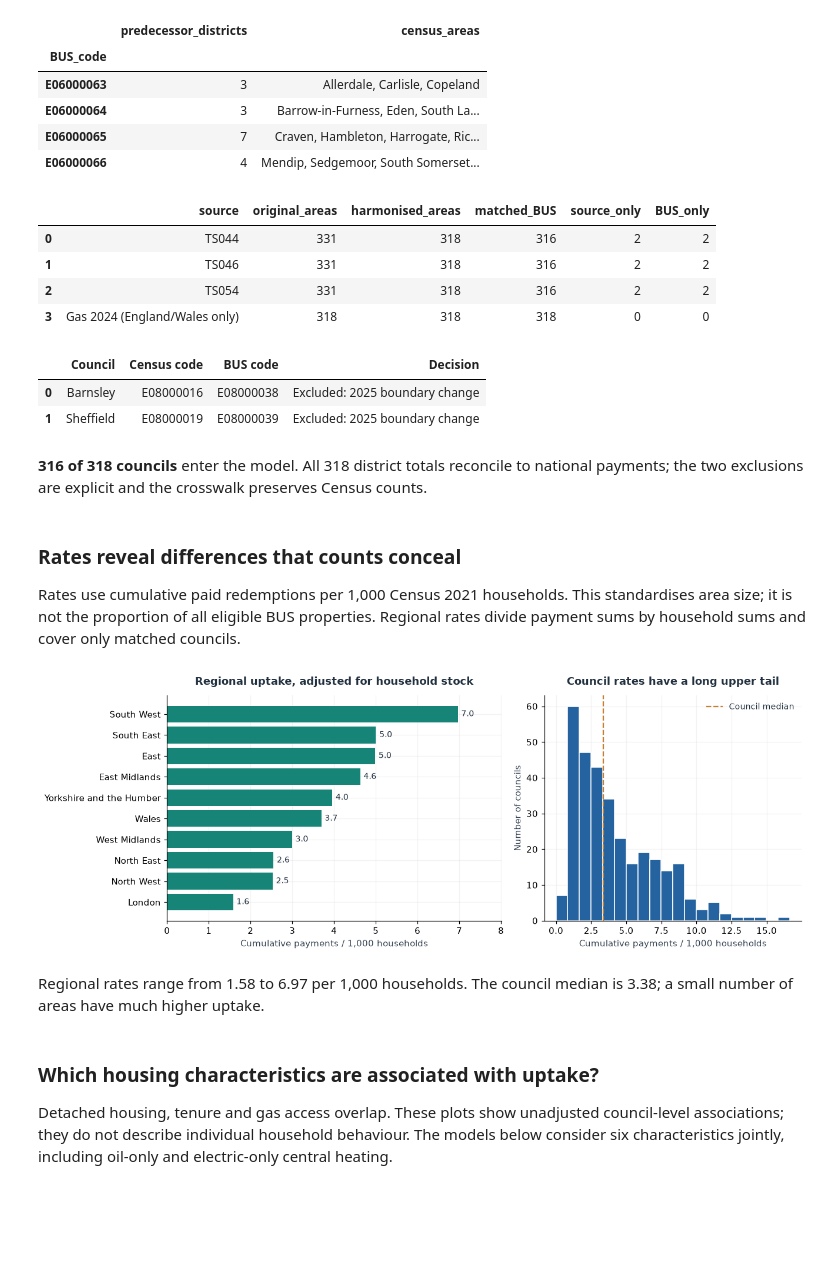
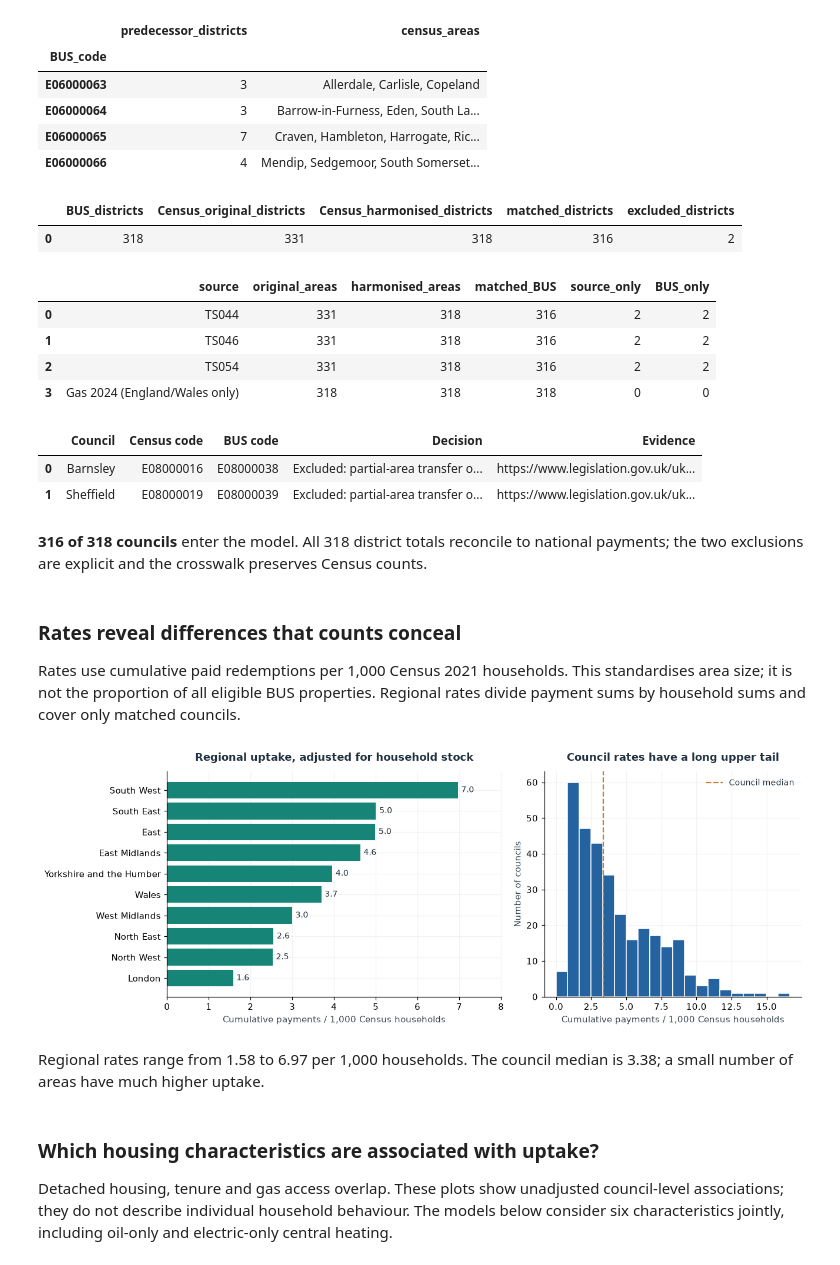
Before and after one commit to AyushSinghRaghuwanshi/uk-boiler-upgrade-scheme-analysis, a Jupyter notebook: notebooks/01_data_understanding.ipynb, the cells around one changed output. Drawn from its saved outputs; the diff is of its cells as text; code cells hidden in the pictures; blank space fills up the shorter version.

```diff
--- a/notebooks/01_data_understanding.ipynb
+++ b/notebooks/01_data_understanding.ipynb
@@ -1054,16 +1052,31 @@ boundary_audit = pd.DataFrame(
             "Council": "Barnsley",
             "Census code": "E08000016",
             "BUS code": "E08000038",
-            "Decision": "Excluded: 2025 boundary change",
+            "Decision": "Excluded: partial-area transfer on 1 April 2025; Census reallocation counts unavailable",
+            "Evidence": "https://www.legislation.gov.uk/uksi/2024/1328/contents/made",
         },
         {
             "Council": "Sheffield",
             "Census code": "E08000019",
             "BUS code": "E08000039",
-            "Decision": "Excluded: 2025 boundary change",
+            "Decision": "Excluded: partial-area transfer on 1 April 2025; Census reallocation counts unavailable",
+            "Evidence": "https://www.legislation.gov.uk/uksi/2024/1328/contents/made",
         },
     ]
 )
+coverage = pd.DataFrame(
+    [
+        {
+            "BUS_districts": len(la),
+            "Census_original_districts": census_raw["TS044"].iloc[:, 0].nunique(),
+            "Census_harmonised_districts": len(census),
+            "matched_districts": len(councils),
+            "excluded_districts": len(la) - len(councils),
+        }
+    ]
+)
+coverage.to_csv(PROCESSED / "geographic_coverage.csv", index=False)
+display(coverage)
 boundary_audit.to_csv(PROCESSED / "boundary_exclusions.csv", index=False)
 display(pd.DataFrame(join_audit))
 display(boundary_audit)
@@ -1073,14 +1086,16 @@ display(
     )
 )
 # %% [output]
-|  | source | original_areas | harmonised_areas | matched_BUS | source_only | BUS_only |
-| 0 | TS044 | 331 | 318 | 316 | 2 | 2 |
-| 1 | TS046 | 331 | 318 | 316 | 2 | 2 |
-| 2 | TS054 | 331 | 318 | 316 | 2 | 2 |
-| 3 | Gas 2024 (England/Wales only) | 318 | 318 | 318 | 0 | 0 |
+|  | BUS_districts | Census_original_districts | Census_harmonised_districts | matched_districts | excluded_districts |
+| 0 | 318 | 331 | 318 | 316 | 2 |
-|  | Council | Census code | BUS code | Decision |
-| 0 | Barnsley | E08000016 | E08000038 | Excluded: 2025 boundary change |
-| 1 | Sheffield | E08000019 | E08000039 | Excluded: 2025 boundary change |
+|  | source | original_areas | harmonised_areas | matched_BUS | source_only | BUS_only |
+| 0 | TS044 | 331 | 318 | 316 | 2 | 2 |
+| 1 | TS046 | 331 | 318 | 316 | 2 | 2 |
+| 2 | TS054 | 331 | 318 | 316 | 2 | 2 |
+| 3 | Gas 2024 (England/Wales only) | 318 | 318 | 318 | 0 | 0 |
+|  | Council | Census code | BUS code | Decision | Evidence |
+| 0 | Barnsley | E08000016 | E08000038 | Excluded: partial-area transfer o... | https://www.legislation.gov.uk/uk... |
+| 1 | Sheffield | E08000019 | E08000039 | Excluded: partial-area transfer o... | https://www.legislation.gov.uk/uk... |
 **316 of 318 councils** enter the model. All 318 district totals reconcile to national payments; the two exclusions are explicit and the crosswalk preserves Census counts.
 # %% [markdown]
 ### Rates reveal differences that counts conceal
@@ -1089,35 +1104,35 @@ Rates use cumulative paid redemptions per 1,000 Census 2021 households. This sta
 # %%
 regional_rates = councils.groupby("region").agg(
     councils=("code", "size"), paid=("paid", "sum"), households=("households", "sum")
 )
 regional_rates["paid_per_1000"] = 1000 * regional_rates.paid / regional_rates.households
 fig, axes = plt.subplots(1, 2, figsize=(12, 4.5), gridspec_kw={"width_ratios": [1.3, 1]})
 ordered = regional_rates.sort_values("paid_per_1000")
 axes[0].barh(ordered.index, ordered.paid_per_1000, color=TEAL)
 axes[0].set(
     title="Regional uptake, adjusted for household stock",
-    xlabel="Cumulative payments / 1,000 households",
+    xlabel="Cumulative payments / 1,000 Census households",
 )
 for i, value in enumerate(ordered.paid_per_1000):
     axes[0].text(value + 0.08, i, f"{value:.1f}", va="center", fontsize=9)
 axes[0].set_xlim(0, ordered.paid_per_1000.max() * 1.15)
 axes[1].hist(councils.rate_per_1000, bins=20, color=BLUE, edgecolor="white")
 axes[1].axvline(councils.rate_per_1000.median(), color=ORANGE, ls="--", label="Council median")
 axes[1].set(
     title="Council rates have a long upper tail",
-    xlabel="Cumulative payments / 1,000 households",
+    xlabel="Cumulative payments / 1,000 Census households",
     ylabel="Number of councils",
 )
 axes[1].legend(frameon=False, fontsize=9)
 save_plot("regional_rates")
 regional_rates.to_csv(OUT / "regional_uptake_rates.csv")
 display(
     Markdown(
         f"Regional rates range from {ordered.paid_per_1000.min():.2f} to {ordered.paid_per_1000.max():.2f} per 1,000 households. The council median is {councils.rate_per_1000.median():.2f}; a small number of areas have much higher uptake."
     )
 )
 # %% [output]
-[figure, old version]
+[figure, new version]
 Regional rates range from 1.58 to 6.97 per 1,000 households. The council median is 3.38; a small number of areas have much higher uptake.
 # %% [markdown]
 ### Which housing characteristics are associated with uptake?
```
Also changed, not shown: parts of 14 cells of this notebook, 22 other files.
